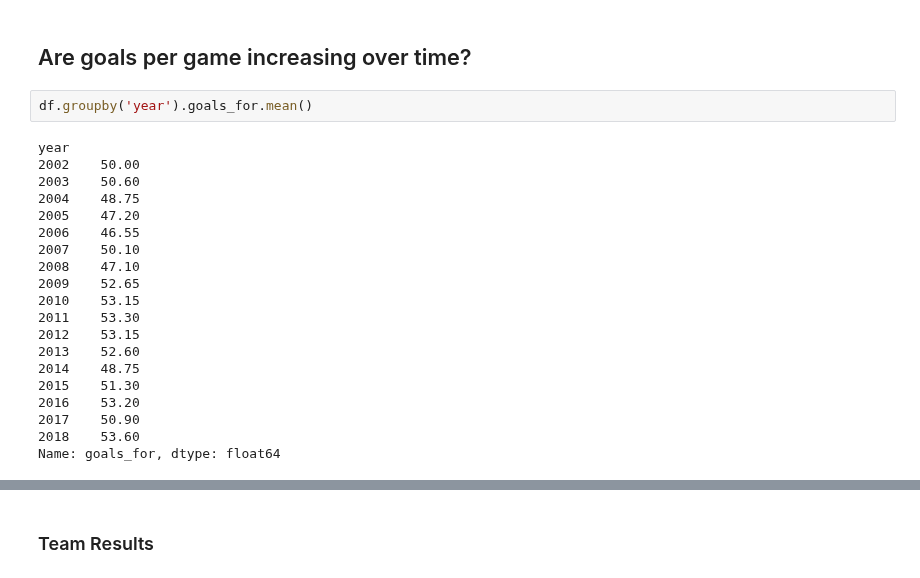
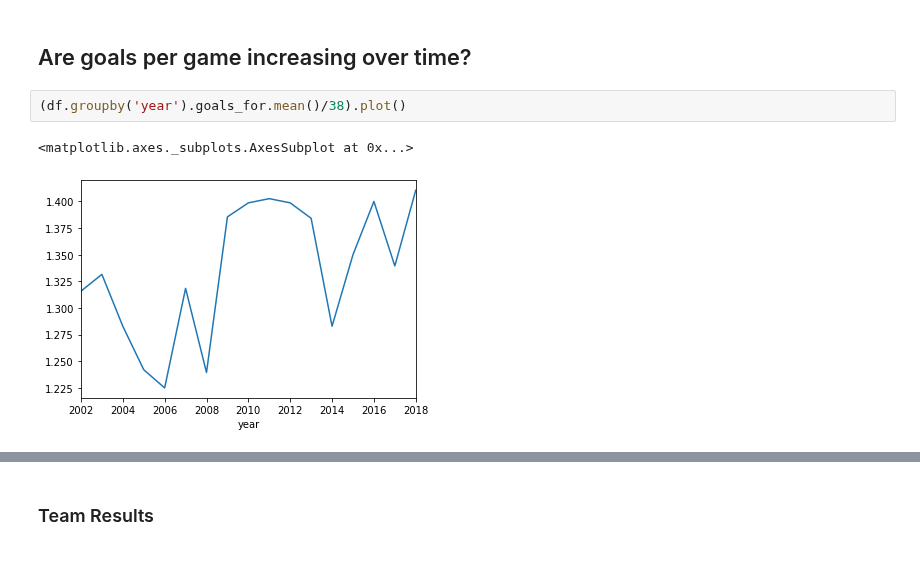
Before and after one commit to noahmelngailis/football_time_series, a Jupyter notebook: EPL_Notebook.ipynb, the cells around one changed output, grey strips where cells are left out. Drawn from its saved outputs; the diff is of its cells as text.

```diff
--- a/EPL_Notebook.ipynb
+++ b/EPL_Notebook.ipynb
@@ -144,25 +144,8 @@ df.describe()
 # %% [markdown]
 ## Are goals per game increasing over time?
 # %%
-df.groupby('year').goals_for.mean()
+(df.groupby('year').goals_for.mean()/38).plot()
 # %% [output]
-year
-2002    50.00
-2003    50.60
-2004    48.75
-2005    47.20
-2006    46.55
-2007    50.10
-2008    47.10
-2009    52.65
-2010    53.15
-2011    53.30
-2012    53.15
-2013    52.60
-2014    48.75
-2015    51.30
-2016    53.20
-2017    50.90
-2018    53.60
-Name: goals_for, dtype: float64
+<matplotlib.axes._subplots.AxesSubplot at 0x...>
+[figure, added]
 # %%
```
Also changed, not shown: parts of 1 cell of this notebook.
